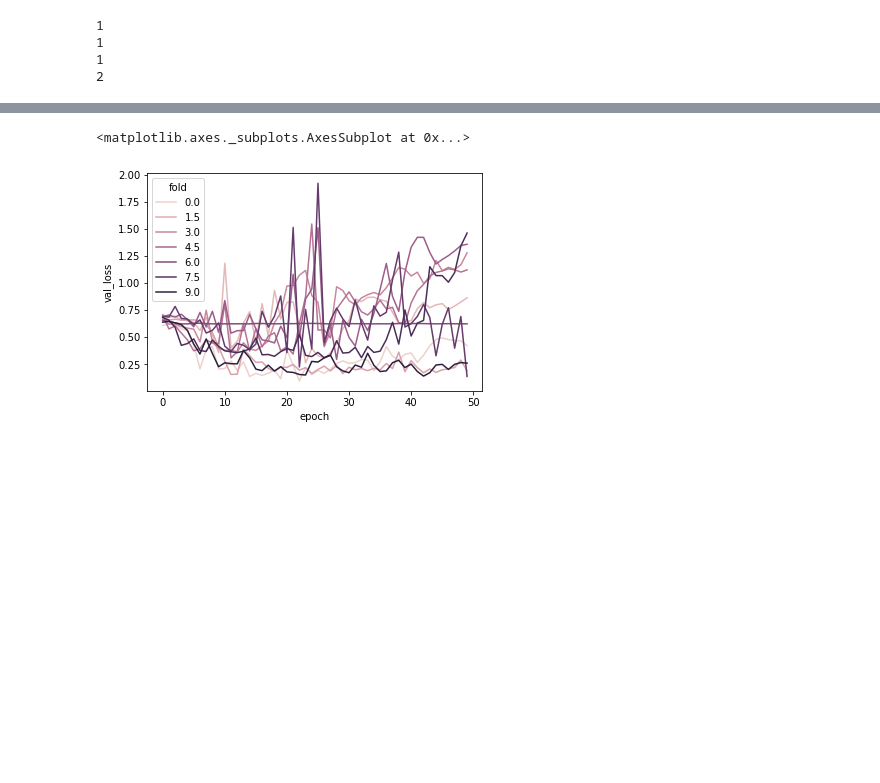
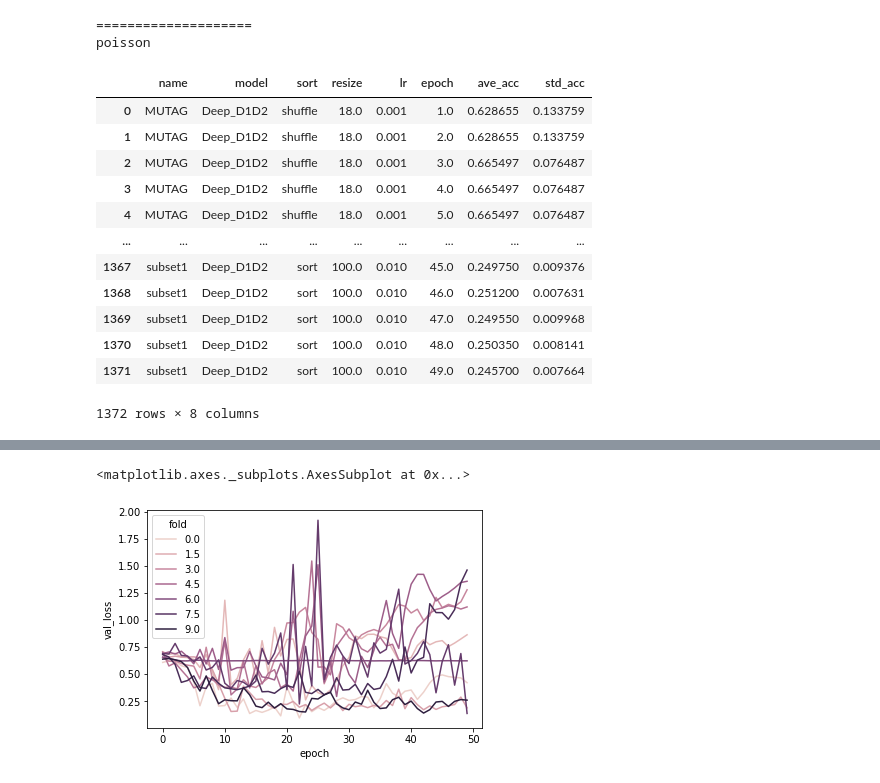
Before and after one commit to HayatoTanoue/CNN_GNN_exeriments, a Jupyter notebook: notebooks/log_eda.ipynb, the cells around one changed output, grey strips where cells are left out. Drawn from its saved outputs; the diff is of its cells as text; code cells hidden in the pictures; blank space fills up the shorter version.

```diff
--- a/notebooks/log_eda.ipynb
+++ b/notebooks/log_eda.ipynb
@@ -92,6 +94,53 @@ UndefinedVariableError: name 'epoch' is not defined
 # %%
+#########################################################
+model = "Deep_D1D2"
+i = 0
+df = pd.DataFrame()
+for name in ["MUTAG", "DD", "COLLAB", "REDDIT-BINARY", "poisson", "new_poisson", "subset1"]:
+    parent_paths = glob(f"../logs/{name}/{model}/*")
+
+    for p in sorted(parent_paths):
+        a = pd.DataFrame()
+        for path in glob(p + "/train_log/*.csv"):
+            a = a.append(pd.read_csv(path))
+        a.reset_index(inplace=True)
+
+        # print("="*20)
+        # print(p.split("/")[-1])
+        sort, resize, lr = p.split("/")[-1].split("_")
+
+
+        max_acc = 0
+        for e in range(1,50):
+
+            same_epoch = a.query("epoch==@e")
+            ave_val_acc = same_epoch["val_acc"].mean()
+            std_val_acc = same_epoch["val_acc"].std()
+
+            max_acc = max(max_acc, ave_val_acc)
+
+            df = df.append(
+                pd.Series({"name": name, "model": model, "sort": sort, "resize": int(resize), "lr": float(lr),
+                 "epoch": e, "ave_acc": ave_val_acc, "std_acc": std_val_acc
+                }, name=i)
+            )
+            i+=1
 # %% [output]
-1
-1
-1
-2
+====================
+poisson
+# %%
+df
+# %% [output]
+|  | name | model | sort | resize | lr | epoch | ave_acc | std_acc |
+| 0 | MUTAG | Deep_D1D2 | shuffle | 18.0 | 0.001 | 1.0 | 0.628655 | 0.133759 |
+| 1 | MUTAG | Deep_D1D2 | shuffle | 18.0 | 0.001 | 2.0 | 0.628655 | 0.133759 |
+| 2 | MUTAG | Deep_D1D2 | shuffle | 18.0 | 0.001 | 3.0 | 0.665497 | 0.076487 |
+| 3 | MUTAG | Deep_D1D2 | shuffle | 18.0 | 0.001 | 4.0 | 0.665497 | 0.076487 |
+| 4 | MUTAG | Deep_D1D2 | shuffle | 18.0 | 0.001 | 5.0 | 0.665497 | 0.076487 |
+| ... | ... | ... | ... | ... | ... | ... | ... | ... |
+| 1367 | subset1 | Deep_D1D2 | sort | 100.0 | 0.010 | 45.0 | 0.249750 | 0.009376 |
+| 1368 | subset1 | Deep_D1D2 | sort | 100.0 | 0.010 | 46.0 | 0.251200 | 0.007631 |
+| 1369 | subset1 | Deep_D1D2 | sort | 100.0 | 0.010 | 47.0 | 0.249550 | 0.009968 |
+| 1370 | subset1 | Deep_D1D2 | sort | 100.0 | 0.010 | 48.0 | 0.250350 | 0.008141 |
+| 1371 | subset1 | Deep_D1D2 | sort | 100.0 | 0.010 | 49.0 | 0.245700 | 0.007664 |
+1372 rows × 8 columns
```
Also changed, not shown: parts of 7 cells of this notebook, 13 other files.
